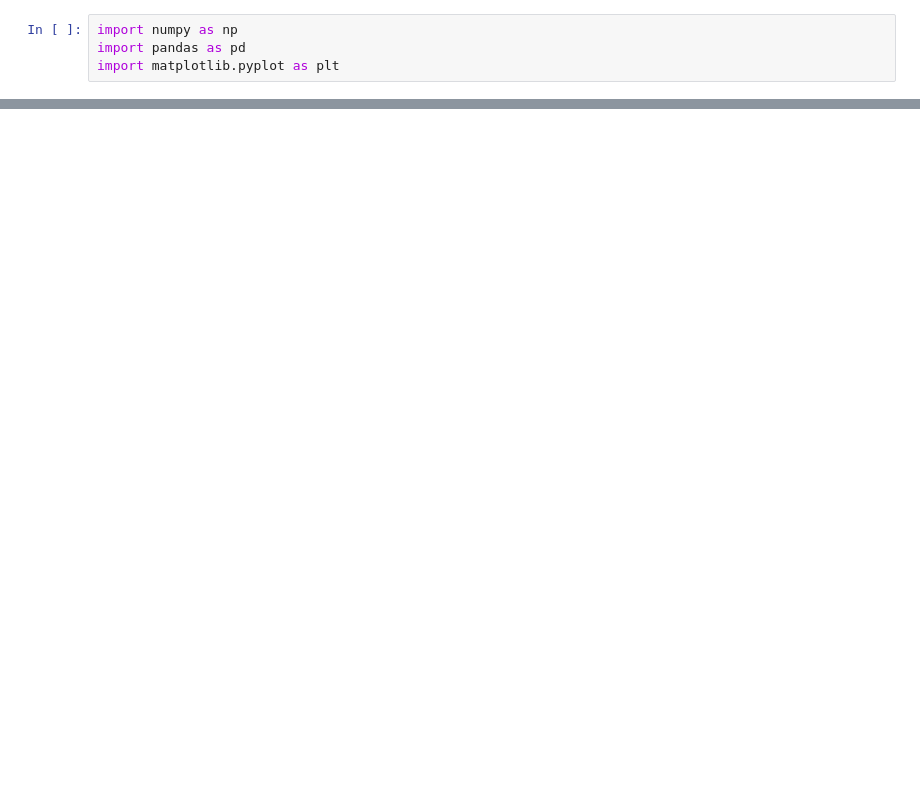
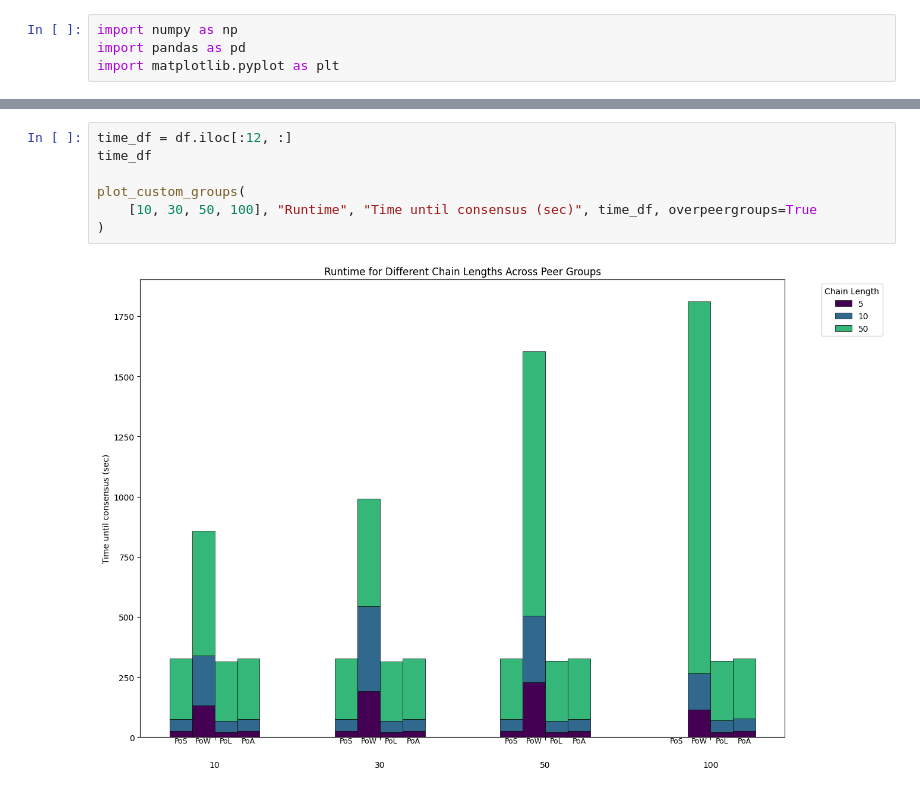
Before and after one commit to lizageorge/cs525_project, a Jupyter notebook: measuring/notebooks/display_final.ipynb, the cells around one changed output, grey strips where cells are left out. Saved outputs shown, nothing was run; the diff lists cells and outputs as text; blank space fills up the shorter version.

```diff
--- a/measuring/notebooks/display_final.ipynb
+++ b/measuring/notebooks/display_final.ipynb
@@ -195,0 +257,9 @@ plot_stacked(avg_cpu_df, "Avg CPU Utilizations")
+# %%
+time_df = df.iloc[:12, :]
+time_df
+
+plot_custom_groups(
+    [10, 30, 50, 100], "Runtime", "Time until consensus (sec)", time_df, overpeergroups=True
+)
+# %% [output]
+[figure, added]
```
Also changed, not shown: parts of 11 cells of this notebook, 1 other file.
